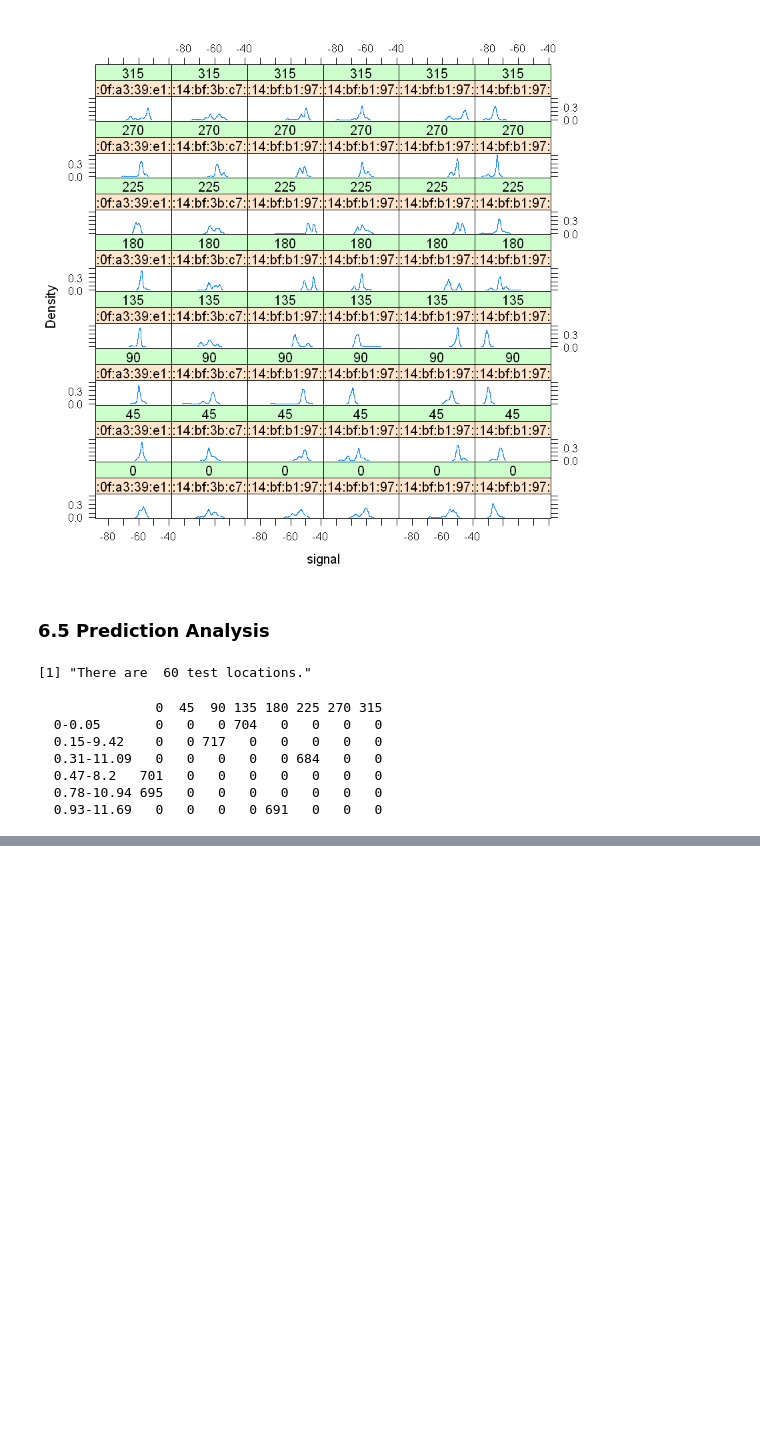
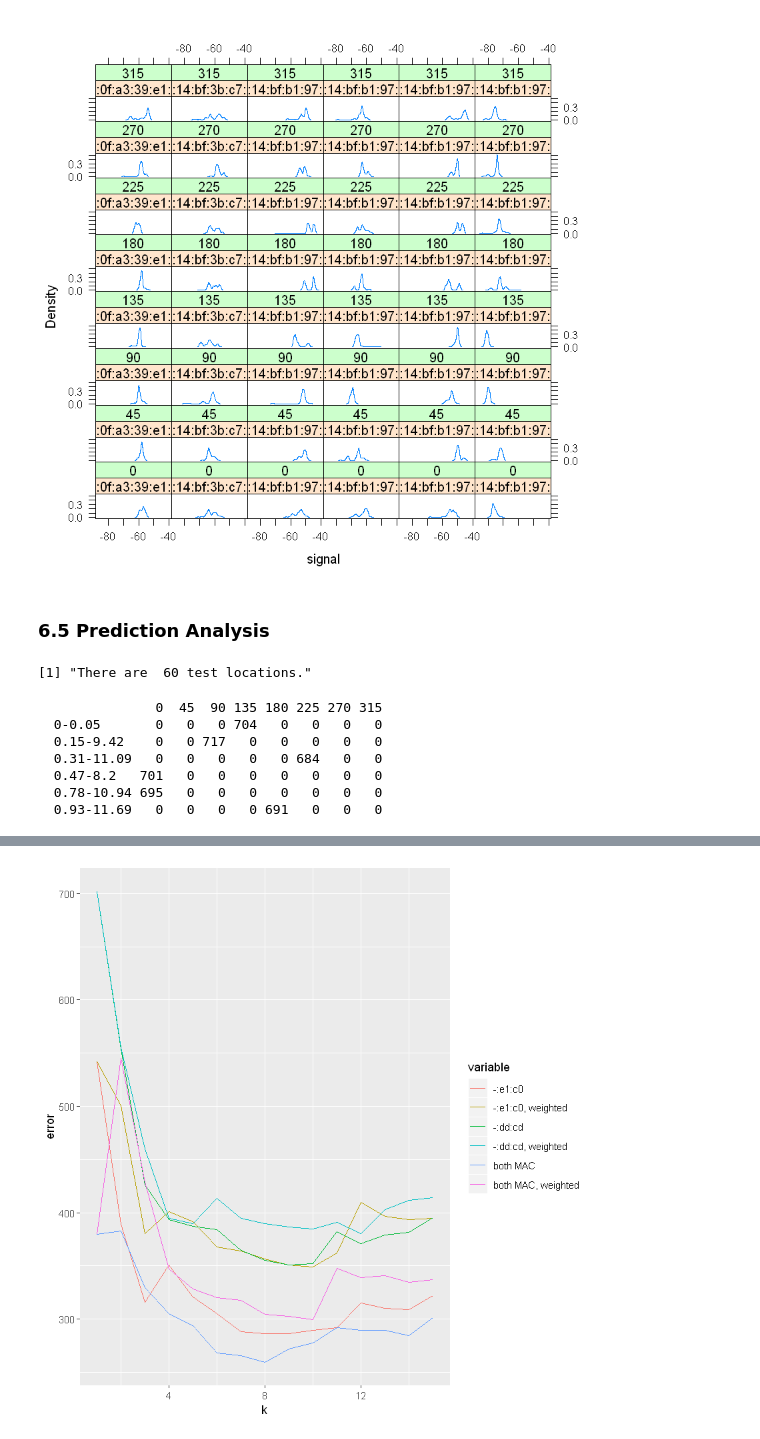
Before and after one commit to anhainguyen82/7333_QTW, a Jupyter notebook: Case_Study_2/AHo_ANguyen_JPafford_Case_Study_2_AN-EDIT.ipynb, the cells around one changed output, grey strips where cells are left out. Cells and saved outputs as stored; diff of their text form; code cells hidden in the pictures; blank space fills up the shorter version.

Commit message:
find best k

```diff
--- a/Case_Study_2/AHo_ANguyen_JPafford_Case_Study_2_AN-EDIT.ipynb
+++ b/Case_Study_2/AHo_ANguyen_JPafford_Case_Study_2_AN-EDIT.ipynb
@@ -469,0 +433,38 @@ print(paste("Error for prediction using all receivers except \"00:0f:a3:39:dd:cd
+# %%
+library(reshape2)
+
+MAC_2_remove = c("00:0f:a3:39:e1:c0", "00:0f:a3:39:dd:cd")
+max_k = 15
+errors = c()
+
+for (k in 1:max_k){
+    error_ = c()
+    #cycle through list of MAC addresses to remove
+    for (m in 1:(length(MAC_2_remove)+1)) {
+        if (m <= length(MAC_2_remove)) {
+            testSet = onlineSummary[ , -which(names(onlineSummary) %in% MAC_2_remove[m])]
+            trainSet = subset(offlineSummary, mac != MAC_2_remove[m])
+        }
+        else {
+            testSet = onlineSummary
+            trainSet = offlineSummary
+        }
+
+        #prediction algorithm
+        estXY = predXY(newSignals = testSet[ , 6:length(testSet)],
+                 newAngles = testSet[ , 4],
+                 trainSet, numAngles = 3, k = k)
+
+        #error calculation
+        actualXY = onlineSummary[ , c("posX", "posY")]
+        error = sapply(list(estXY[,1:2], estXY[,3:4]), calcError, actualXY)
+        error_ = c(error_, error)
+    }
+    errors = rbind(errors, error_)
+}
+
+#reshape error output into a dataframe for ggplot
+errors = data.frame(errors)
+colnames(errors) = c("-:e1:c0", "-:e1:c0, weighted", "-:dd:cd", "-:dd:cd, weighted", "both MAC", "both MAC, weighted")
+errors$k = as.numeric(row.names(errors))
+errors = melt(errors, value.name="error", id.vars="k")
@@ -469,0 +475,6 @@ print(paste("Error for prediction using all receivers except \"00:0f:a3:39:dd:cd
+# %%
+library(ggplot2)
+
+#plot errors, kNN using both MAC address with an k of 8 is the best
+ggplot(errors, aes(x=k, y=error, colour=variable)) + geom_line()
+# %% [output]
@@ -469,0 +483 @@ print(paste("Error for prediction using all receivers except \"00:0f:a3:39:dd:cd
+[figure, added]
```
Also changed, not shown: parts of 5 cells of this notebook.
